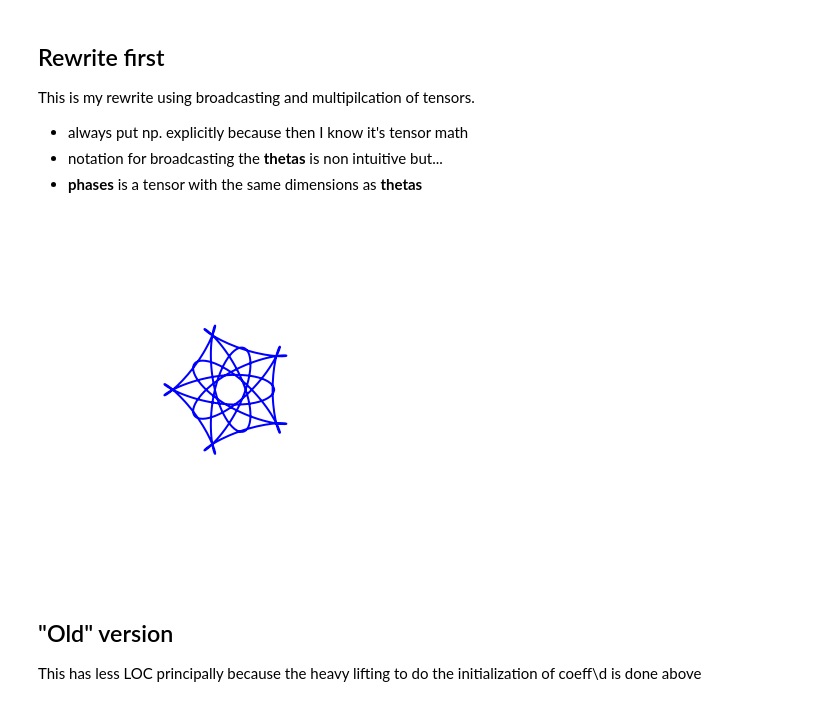
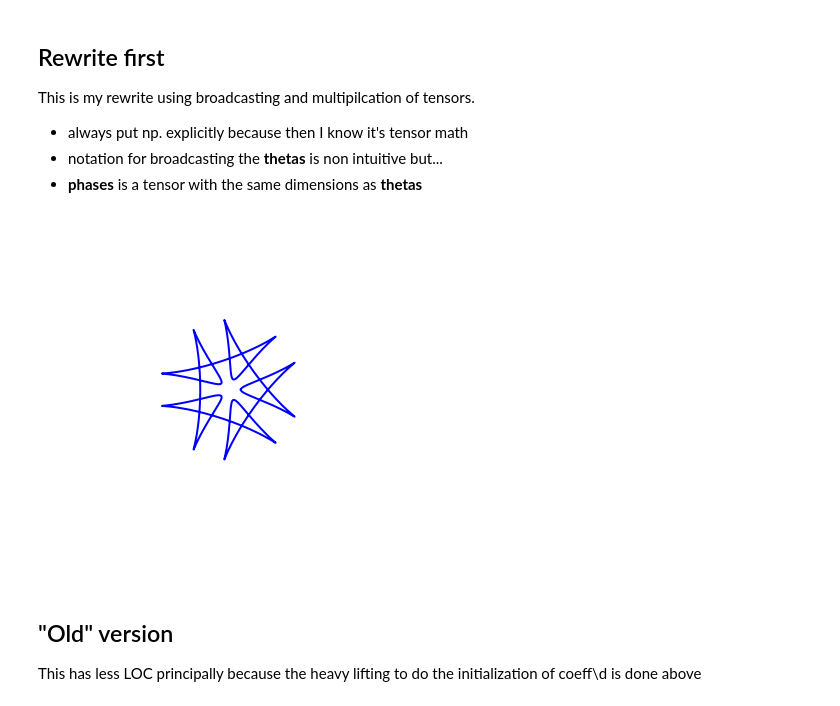
Before and after one commit to macbuse/farris-curves, a Jupyter notebook: farris_numpy.ipynb, the cells around one changed output. Saved outputs shown, nothing was run; the diff lists cells and outputs as text; code cells hidden in the pictures.

```diff
--- a/farris_numpy.ipynb
+++ b/farris_numpy.ipynb
@@ -38,35 +38,36 @@ decay_v = decay(tics)
 
 #unpack to named variables
 a,b,c = [ np.random.normal(size=len(tics))*decay_v for  i in range(3)]
 
 #I can have do_complex as a boolean now
 if do_complex == 1:
     for z in a,b:
         z += 1J*np.random.normal(size=len(tics))*decay_v
     c  = b.conjugate()
 
 #make theta broadcastable
 theta = np.linspace(0,2*np.pi,500)
 theta = theta[:, None] + 0*tics
 phases = np.exp( 1J*tics*theta )
 
 #bounding box ?
 maxzs = max([np.linalg.norm( (z_v*phases).sum(axis=1)) for z_v in [a,b,c]])**.5
 frame = np.ceil(4*maxzs)/5
 axshape = [-frame, frame, -frame, frame]
 fig = plt.figure(figsize=(6,6))
 
 for i,t in enumerate(linspace(0,1,fpp)):
     #tensor calculation
-    zs = ( (1-t)*c + t*a*phases).sum(axis=1)
+    pt = (1-t)*c + t*a
+    zs = (pt*phases).sum(axis=1)
     plt.cla()
     plt.plot(zs.real, zs.imag, 'b', lw=2)
     plt.axis('square')
     plt.axis('off')
     plt.axis(axshape)
     #savefig(os.path.join('./', "frame{:03}.{}".format(2*fpp+i, 'png')), bbox_inches='tight')
 # %% [output]
-[figure, old version]
+[figure, new version]
 # %% [markdown]
 ## "Old" version
 
```
Also changed, not shown: parts of 3 cells of this notebook.
